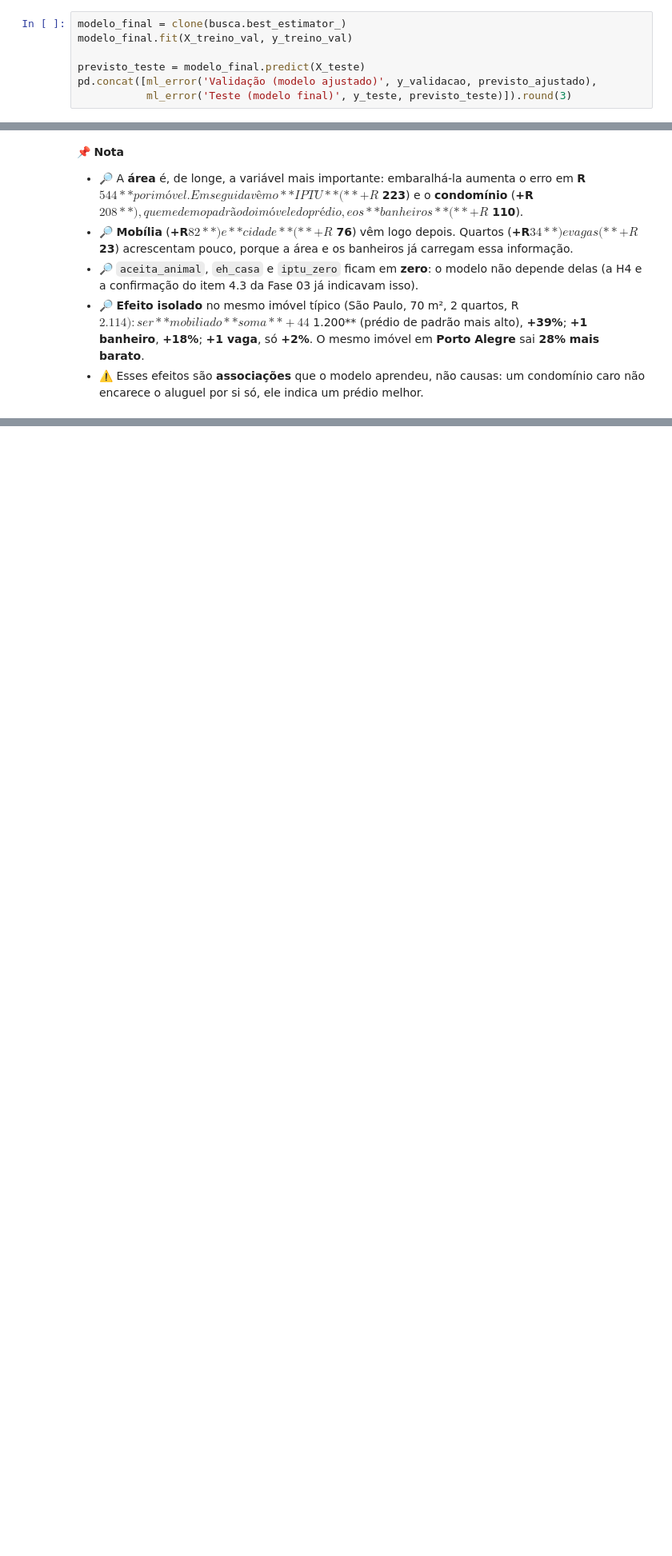
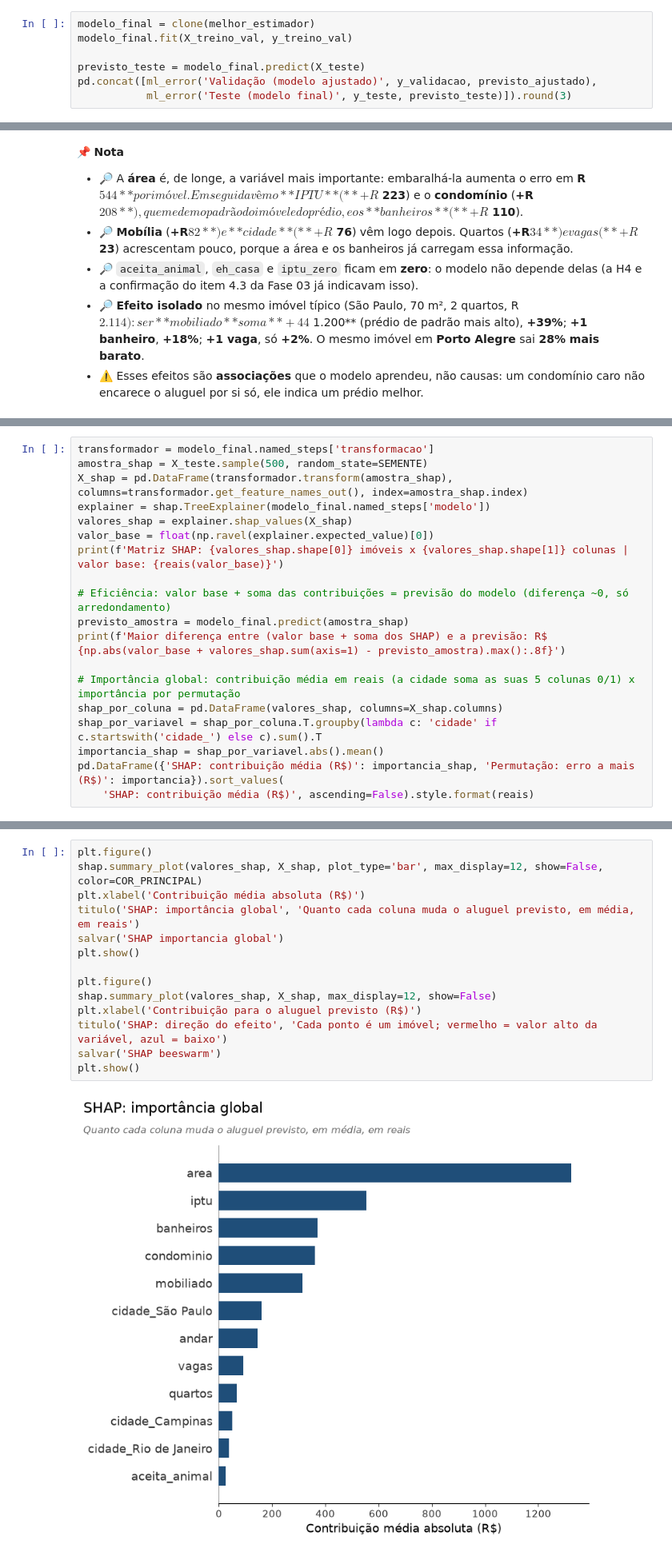
Before and after one commit to RafaelSilva89/Prevendo_os_precos_das_casas_com_Machine_Learning, a Jupyter notebook: Notebooks/Prevendo os preços das casas com Machine Learning - v2.ipynb, the cells around one changed output, grey strips where cells are left out. Shown at 80% size. Cells and saved outputs as stored; diff of their text form; blank space fills up the shorter version.

```diff
--- a/Notebooks/Prevendo os preços das casas com Machine Learning - v2.ipynb
+++ b/Notebooks/Prevendo os preços das casas com Machine Learning - v2.ipynb
@@ -1510,7 +1751,7 @@ MAE no treino: R$ 1.195 | na validação: R$ 1.312 | diferença: +117 R$
 
 O modelo final é uma **cópia "zerada"** (`clone`) do melhor Pipeline, com os mesmos hiperparâmetros, treinada em **treino + validação** (80% dos imóveis). Ele é avaliado no **teste** pela primeira e única vez.
 # %%
-modelo_final = clone(busca.best_estimator_)
+modelo_final = clone(melhor_estimador)
 modelo_final.fit(X_treino_val, y_treino_val)
 
 previsto_teste = modelo_final.predict(X_teste)
@@ -1852,0 +2115,19 @@ efeitos.to_frame('aluguel previsto').assign(**{'vs típico': efeitos / efeitos.i
+# %%
+transformador = modelo_final.named_steps['transformacao']
+amostra_shap = X_teste.sample(500, random_state=SEMENTE)
+X_shap = pd.DataFrame(transformador.transform(amostra_shap), columns=transformador.get_feature_names_out(), index=amostra_shap.index)
+explainer = shap.TreeExplainer(modelo_final.named_steps['modelo'])
+valores_shap = explainer.shap_values(X_shap)
+valor_base = float(np.ravel(explainer.expected_value)[0])
+print(f'Matriz SHAP: {valores_shap.shape[0]} imóveis x {valores_shap.shape[1]} colunas | valor base: {reais(valor_base)}')
+
+# Eficiência: valor base + soma das contribuições = previsão do modelo (diferença ~0, só arredondamento)
+previsto_amostra = modelo_final.predict(amostra_shap)
+print(f'Maior diferença entre (valor base + soma dos SHAP) e a previsão: R$ {np.abs(valor_base + valores_shap.sum(axis=1) - previsto_amostra).max():.8f}')
+
+# Importância global: contribuição média em reais (a cidade soma as suas 5 colunas 0/1) x importância por permutação
+shap_por_coluna = pd.DataFrame(valores_shap, columns=X_shap.columns)
+shap_por_variavel = shap_por_coluna.T.groupby(lambda c: 'cidade' if c.startswith('cidade_') else c).sum().T
+importancia_shap = shap_por_variavel.abs().mean()
+pd.DataFrame({'SHAP: contribuição média (R$)': importancia_shap, 'Permutação: erro a mais (R$)': importancia}).sort_values(
+    'SHAP: contribuição média (R$)', ascending=False).style.format(reais)
@@ -1852,0 +2150,16 @@ efeitos.to_frame('aluguel previsto').assign(**{'vs típico': efeitos / efeitos.i
+# %%
+plt.figure()
+shap.summary_plot(valores_shap, X_shap, plot_type='bar', max_display=12, show=False, color=COR_PRINCIPAL)
+plt.xlabel('Contribuição média absoluta (R$)')
+titulo('SHAP: importância global', 'Quanto cada coluna muda o aluguel previsto, em média, em reais')
+salvar('SHAP importancia global')
+plt.show()
+
+plt.figure()
+shap.summary_plot(valores_shap, X_shap, max_display=12, show=False)
+plt.xlabel('Contribuição para o aluguel previsto (R$)')
+titulo('SHAP: direção do efeito', 'Cada ponto é um imóvel; vermelho = valor alto da variável, azul = baixo')
+salvar('SHAP beeswarm')
+plt.show()
+# %% [output]
+[figure, added]
```
Also changed, not shown: parts of 38 cells of this notebook, 15 other files.
